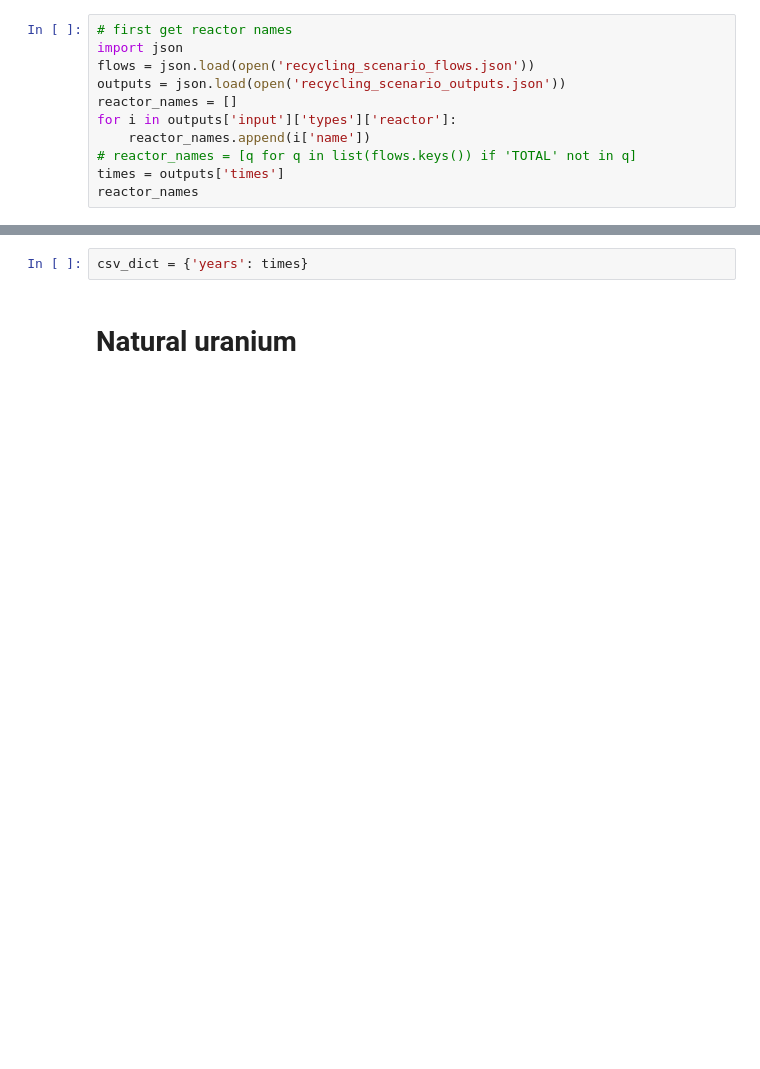
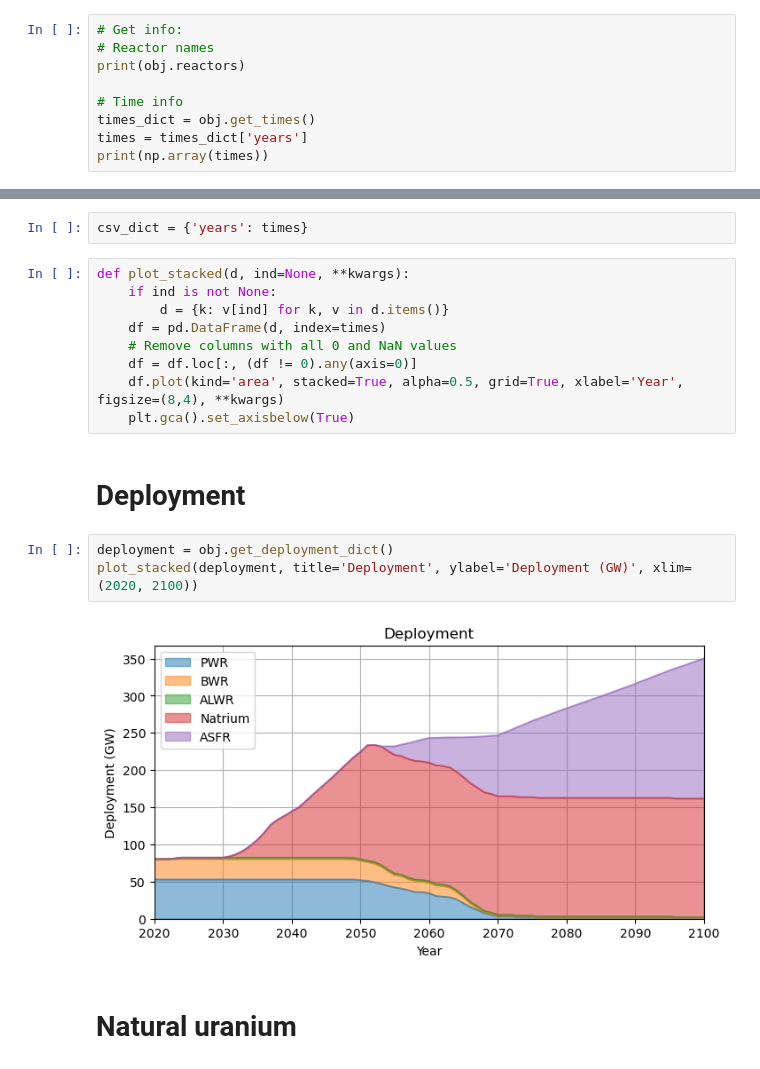
Before and after one commit to watts-dev/watts, a Jupyter notebook: examples/DYMOND/to_array.ipynb, the cells around one changed output, grey strips where cells are left out. Drawn from its saved outputs; the diff is of its cells as text; blank space fills up the shorter version.

Commit message:
First try to uniformize Cyclus/DYMOND

```diff
--- a/examples/DYMOND/to_array.ipynb
+++ b/examples/DYMOND/to_array.ipynb
@@ -13,13 +25,11 @@ from watts.results import ExecInfo, Results
 obj = ResultsDYMOND(Parameters(), ExecInfo(1, 'dymond', 'name', 1), input_filepaths, filepaths)
 # %%
-# first get reactor names
-import json
-flows = json.load(open('recycling_scenario_flows.json'))
-outputs = json.load(open('recycling_scenario_outputs.json'))
-reactor_names = []
-for i in outputs['input']['types']['reactor']:
-    reactor_names.append(i['name'])
-# reactor_names = [q for q in list(flows.keys()) if 'TOTAL' not in q]
-times = outputs['times']
-reactor_names
+# Get info:
+# Reactor names
+print(obj.reactors)
+
+# Time info
+times_dict = obj.get_times()
+times = times_dict['years']
+print(np.array(times))
 # %% [output]
@@ -27,5 +48,21 @@ reactor_names
 # %%
 csv_dict = {'years': times}
+# %%
+def plot_stacked(d, ind=None, **kwargs):
+    if ind is not None:
+        d = {k: v[ind] for k, v in d.items()}
+    df = pd.DataFrame(d, index=times)
+    # Remove columns with all 0 and NaN values
+    df = df.loc[:, (df != 0).any(axis=0)]
+    df.plot(kind='area', stacked=True, alpha=0.5, grid=True, xlabel='Year', figsize=(8,4), **kwargs)
+    plt.gca().set_axisbelow(True)
+# %% [markdown]
+# Deployment
+# %%
+deployment = obj.get_deployment_dict()
+plot_stacked(deployment, title='Deployment', ylabel='Deployment (GW)', xlim=(2020, 2100))
+# %% [output]
+[figure, added]
 # %% [markdown]
 # Natural uranium
 # %%
```
Also changed, not shown: parts of 17 cells of this notebook, 3 other files.
